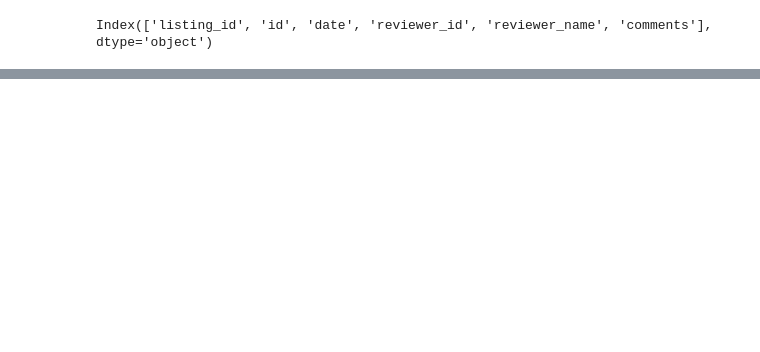
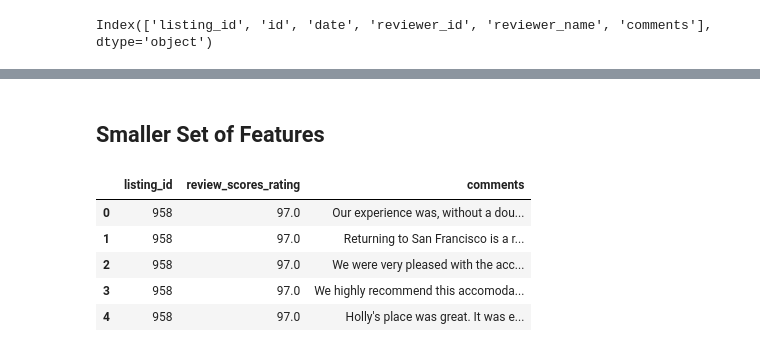
Before and after one commit to xzhou110/Airbnb, a Jupyter notebook: 03. airbnb_customer_reviews.ipynb, the cells around one changed output, grey strips where cells are left out. Saved outputs shown, nothing was run; the diff lists cells and outputs as text; code cells hidden in the pictures; blank space fills up the shorter version.

```diff
--- a/03. airbnb_customer_reviews.ipynb
+++ b/03. airbnb_customer_reviews.ipynb
@@ -166,0 +181,15 @@ df_listings_reviews.drop(['id'], axis=1, inplace=True)
+# %% [markdown]
+## Smaller Set of Features
+# %%
+# Filter to smaller subset of data. Goal is to understand the main topics within each sentiment
+
+columns_to_keep = ['listing_id', 'review_scores_rating', 'comments']
+df_smaller = df_listings_reviews[columns_to_keep]
+df_smaller.head()
+# %% [output]
+|  | listing_id | review_scores_rating | comments |
+| 0 | 958 | 97.0 | Our experience was, without a dou... |
+| 1 | 958 | 97.0 | Returning to San Francisco is a r... |
+| 2 | 958 | 97.0 | We were very pleased with the acc... |
+| 3 | 958 | 97.0 | We highly recommend this accomoda... |
+| 4 | 958 | 97.0 | Holly's place was great. It was e... |
```
Also changed, not shown: parts of 59 cells of this notebook.
